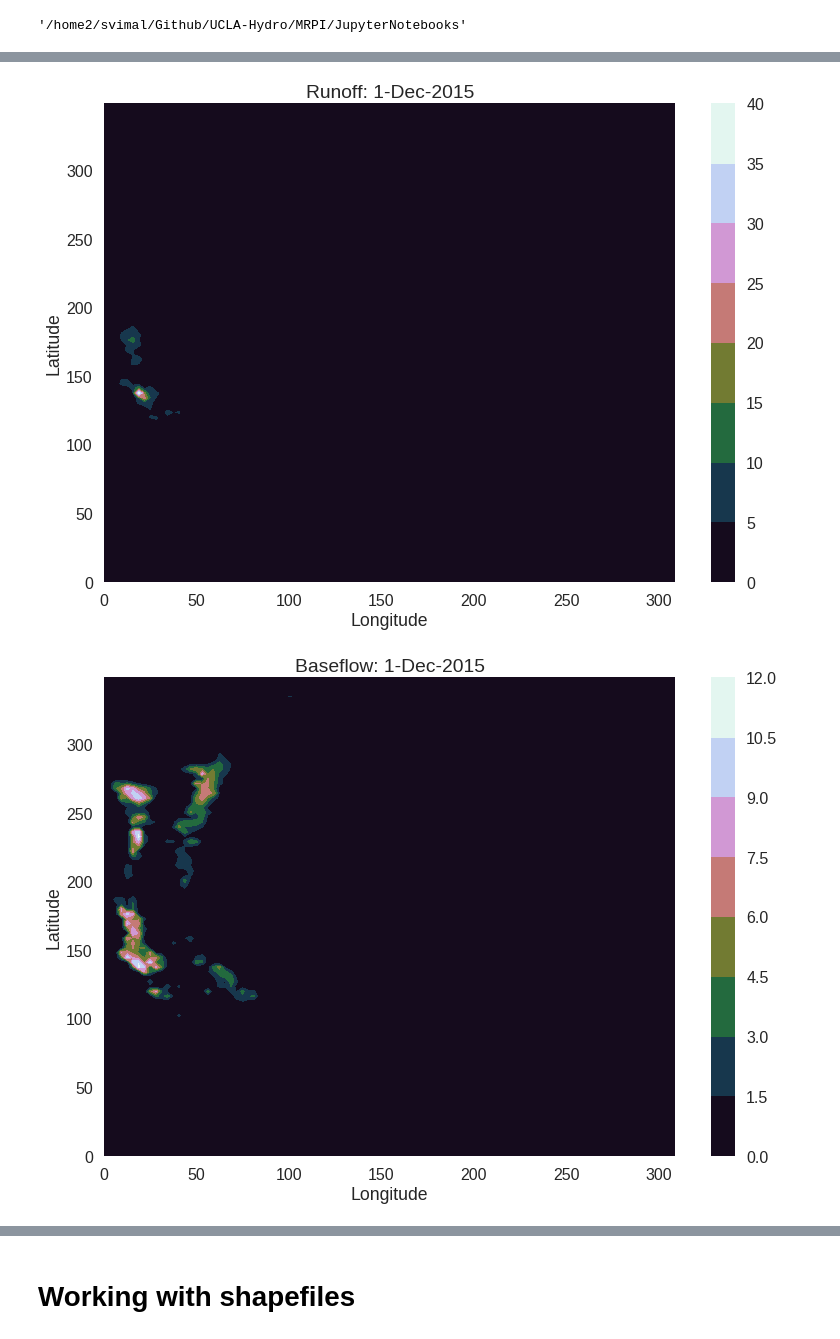
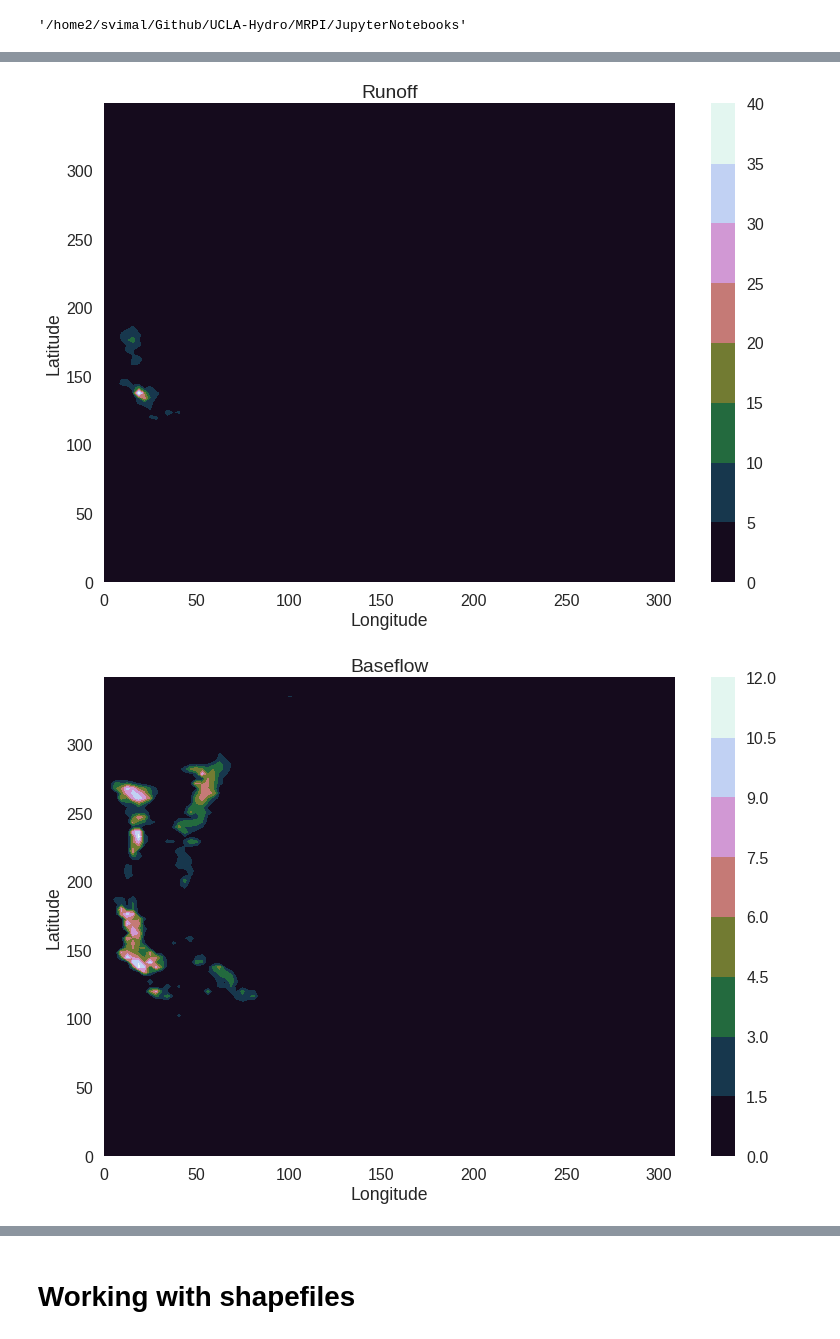
Before and after one commit to solomonvimal/UCLA-Hydro, a Jupyter notebook: MRPI/JupyterNotebooks/VIC_archive.ipynb, the cells around one changed output, grey strips where cells are left out. Cells and saved outputs as stored; diff of their text form; code cells hidden in the pictures.

```diff
--- a/MRPI/JupyterNotebooks/VIC_archive.ipynb
+++ b/MRPI/JupyterNotebooks/VIC_archive.ipynb
@@ -106,8 +126,8 @@ data_lists = []
 for soil_layer in [0]:#,1,2]:
     for time in range(len(data["time"][:])):
         data_list = []
-        if time%20==0:
-            for lat in range(len(data["lat"][:])):
+        if time==0:
+            for lat in reversed(range(len(data["lat"][:]))): # reversed to get order of tiff format lat-lon correct
                 for lon in range(len(data["lon"][:])):
                     d = float(data.variables["Soil_liquid"][time][soil_layer][lat][lon])
                     if numpy.isnan(float(d)) == True:
@@ -129,6 +149,9 @@ for lat in range(350):
     for lon in range(310):
         lats.append(lat)
         lons.append(lon)
+
+lats = list(reversed(lats))
+
 len(lats), len(lons)
 # %% [output]
 (108500, 108500)
@@ -222,21 +315,14 @@ Image(url='Soil_Liquid_GIF.gif')
 # %%
 # Other input and uutput fluxes from VIC: Precipitation, Runoff, Baseflow, Air Temperature:
-lats, lons = [], []
-for lat in range(len(data["lat"][:])):
-    for lon in range(len(data["lon"][:])):
-        lats.append(lat)
-        lons.append(lon)
-len(lats), len(lons)
 
 fname = "/home2/svimal/Data/VIC_Fluxes/1920s/fluxes.1920-12.nc"
 data = netCDF4.Dataset(fname, "r")
-data.variables
 
 variables = ["Prec", "Evap", "Runoff", "Baseflow", "Tair", "Soil_liquid", "SWE"]
-month, year = "Dec", "2015"
 day=1
 data_lists = []
 filenames=[]
+
 for i, var in enumerate(variables):
     for time in range(len(data["time"][0:1])):
         data_list = []
@@ -260,11 +346,11 @@ for i, var in enumerate(variables):
                 plt.colorbar()
                 plt.xlabel("Longitude")
                 plt.ylabel("Latitude")
-                plt.title(str(var)+": " + str(day) + "-" + str(month) + "-" + str(year))
+                plt.title(str(var))
                 #fname = "swe_" + str(i) + ".png"
-                fname = str(var)+ "_" + str(i) + ".png"
-                plt.savefig(fname)
-                filenames.append(fname)
+                #fname = str(var)+ "_" + str(i) + ".png"
+                #plt.savefig(fname)
+                #filenames.append(fname)
                 plt.show()
             except:
                 pass
@@ -276,2 +362,2 @@ for i, var in enumerate(variables):
-[figure, old version]
+[figure, new version]
-[figure, old version]
+[figure, new version]
```
Also changed, not shown: parts of 17 cells of this notebook.
